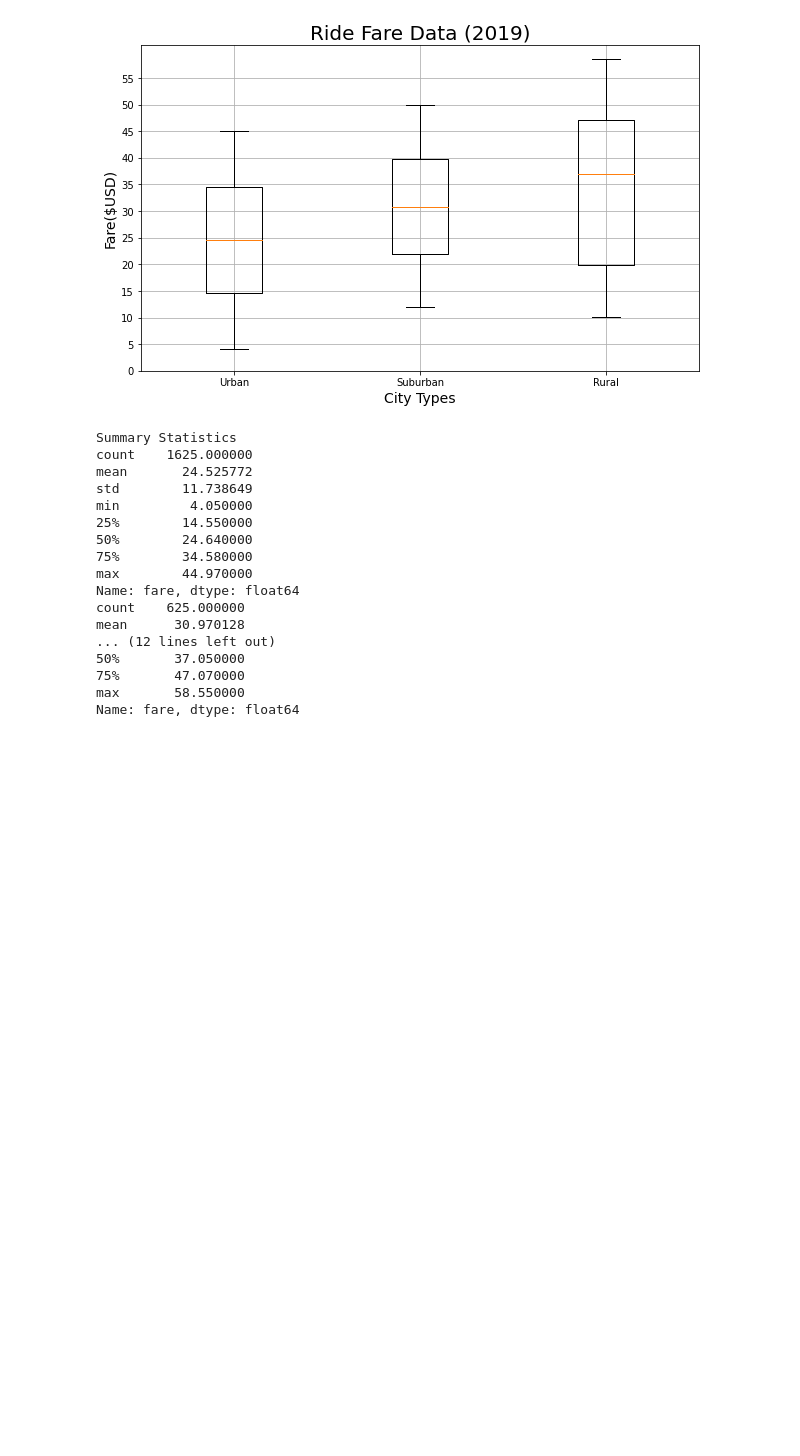
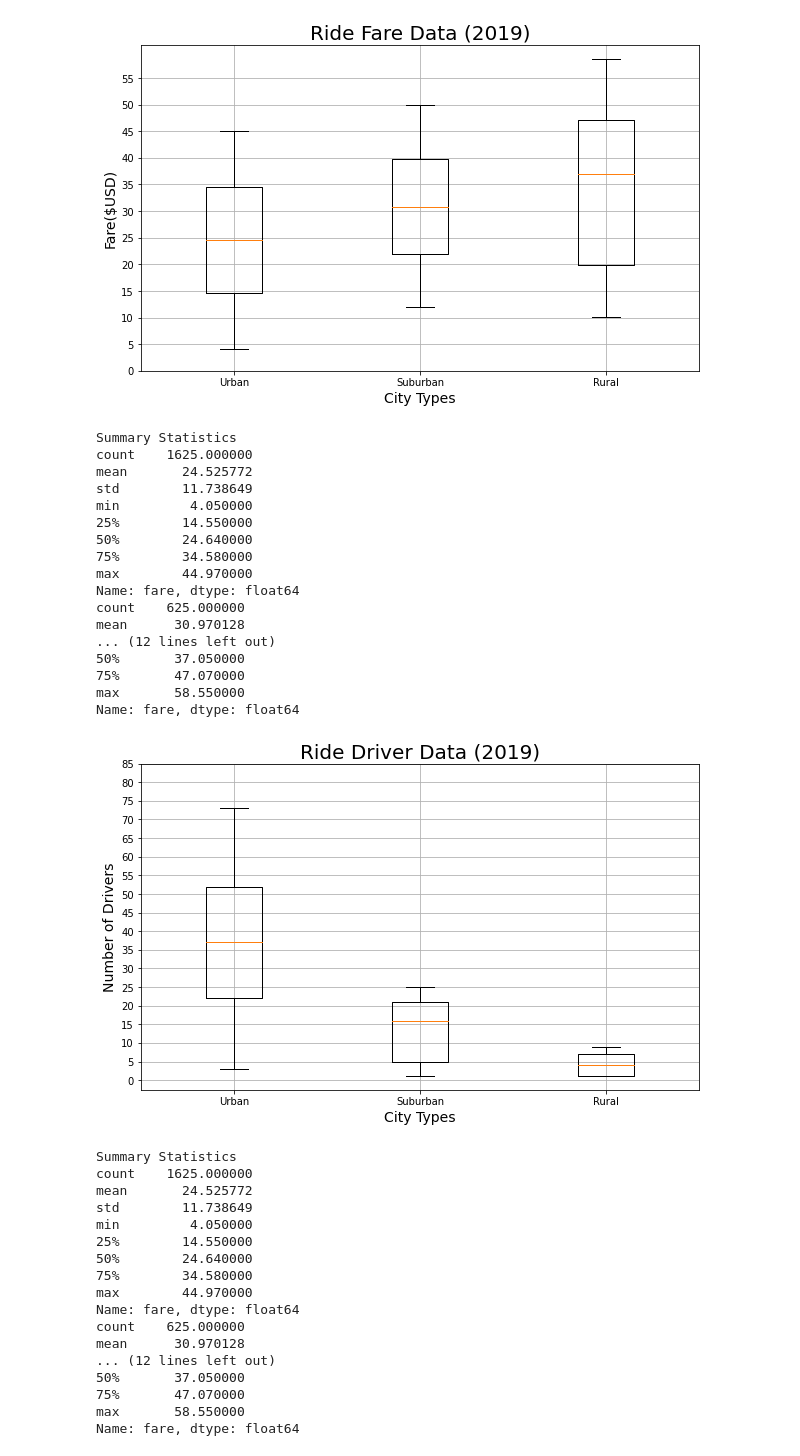
Before and after one commit to adinfinitum225/PyBer_Analysis, a Jupyter notebook: PyBer.ipynb, the cells around one changed output. Drawn from its saved outputs; the diff is of its cells as text; code cells hidden in the pictures; blank space fills up the shorter version.

```diff
--- a/PyBer.ipynb
+++ b/PyBer.ipynb
@@ -510,18 +510,37 @@ Name: fare, dtype: float64
 # %%
 # Create a box-and-whisker plot for the cities driver data
 x_labels = ["Urban", "Suburban", "Rural"]
-fare_data = [urban_d, suburban_fares, rural_fares]
+driver_data = [urban_drivers, suburban_drivers, rural_drivers]
 fig, ax = plt.subplots(figsize=(10,6))
-ax.boxplot(fare_data, labels=x_labels)
+ax.boxplot(driver_data, labels=x_labels)
 # Add the title, y-axis label and grid
-ax.set_title('Ride Fare Data (2019)', fontsize=20)
+ax.set_title('Ride Driver Data (2019)', fontsize=20)
 ax.set_xlabel('City Types', fontsize=14)
-ax.set_ylabel('Fare($USD)', fontsize=14)
-ax.set_yticks(np.arange(0, 60, step=5.0))
+ax.set_ylabel('Number of Drivers', fontsize=14)
+ax.set_yticks(np.arange(0, 90, step=5.0))
 ax.grid()
-plt.savefig("analysis/Fig3.png")
+plt.savefig("analysis/Fig4.png")
 plt.show()
 print("Summary Statistics")
 print(urban_fares.describe())
 print(suburban_fares.describe())
 print(rural_fares.describe())
+# %% [output]
+[figure, added]
+Summary Statistics
+count    1625.000000
+mean       24.525772
+std        11.738649
+min         4.050000
+25%        14.550000
+50%        24.640000
+75%        34.580000
+max        44.970000
+Name: fare, dtype: float64
+count    625.000000
+mean      30.970128
+... (12 lines left out)
+50%       37.050000
+75%       47.070000
+max       58.550000
+Name: fare, dtype: float64
```
Also changed, not shown: parts of 2 cells of this notebook, 1 other file.
